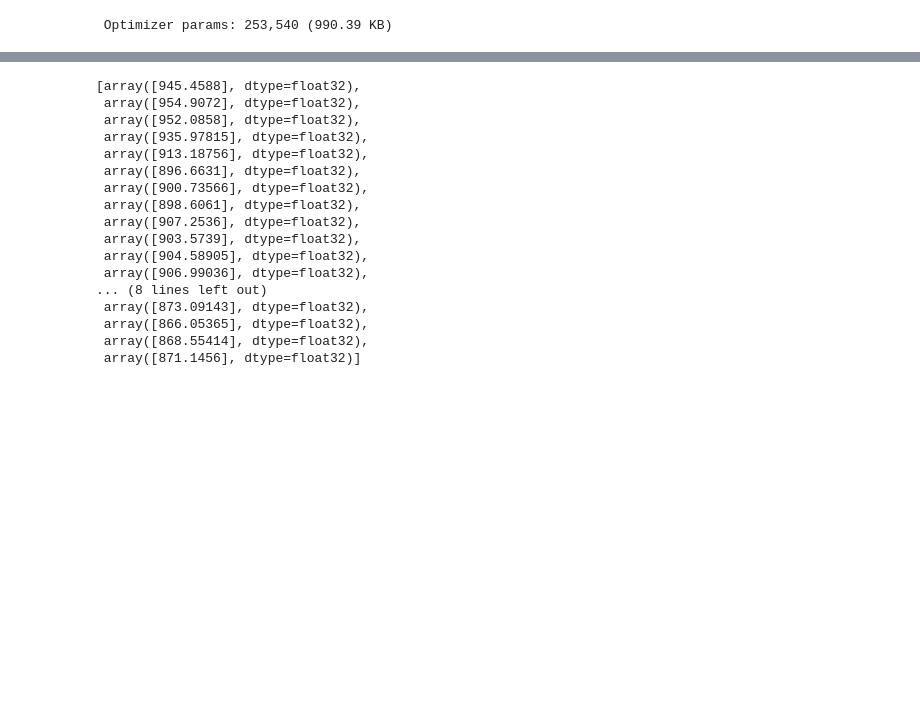
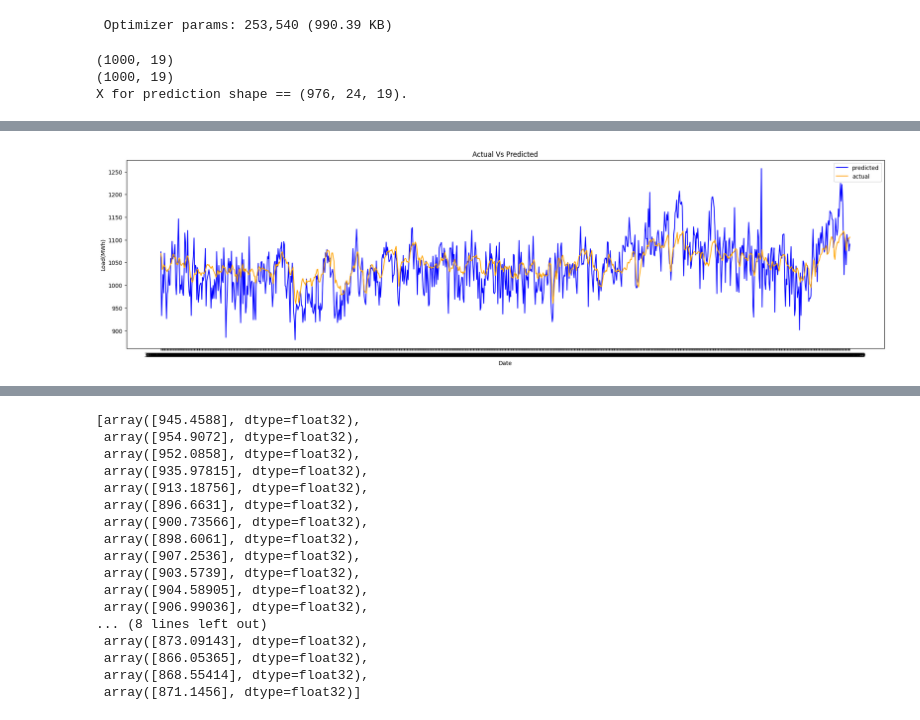
Before and after one commit to aniketpanchal52648/FYP-backend, a Jupyter notebook: main_code.ipynb, the cells around one changed output, grey strips where cells are left out. Drawn from its saved outputs; the diff is of its cells as text; code cells hidden in the pictures; blank space fills up the shorter version.

```diff
--- a/main_code.ipynb
+++ b/main_code.ipynb
@@ -432,0 +556,60 @@ save_model(model, "medium_term_model.h5")
+# %%
+df_test= pd.read_csv('test_load_forecast.csv',encoding="latin-1")
+# print(df_test.shape)
+# Assuming df is your DataFrame with datetime column converted to datetime format
+# df_test['datetime'] = pd.to_datetime(df_test['datetime'], format='%d-%m-%Y %H:%M')
+
+# Filter out rows where the time is '01:00:00'
+# filtered_df = df_test[df_test['datetime'].dt.time == pd.to_datetime('01:00:00').time()]
+# filtered_df.reset_index(drop=True, inplace=True)
+# filtered_df['datetime'] = filtered_df['datetime'].dt.date
+# df_test = filtered_df
+df_test['datetime']=pd.to_datetime(df_test['datetime'],format='%d-%m-%Y')
+df_test['week_day']=df_test['datetime'].dt.dayofweek
+df_test['date']=df_test['datetime'].dt.day
+df_test['month']=df_test['datetime'].dt.month
+# df_test['hour']=df_test['datetime'].dt.hour
+df_test = (df_test)
+df_for_pred=df_test.drop(columns=col)
+print(df_for_pred.shape)
+df_fo_testing=df_for_pred.astype(float)
+df_pred_scaled=scaler.transform(df_fo_testing)
+print(df_pred_scaled.shape)
+X_pred = []
+for i in range(n_past, len(df_pred_scaled) - n_future +1):
+    X_pred.append(df_pred_scaled[i - n_past:i, 0:df_fo_testing.shape[1]])
+X_pred= np.array(X_pred)
+
+print('X for prediction shape == {}.'.format(X_pred.shape))
+# %% [output]
+(1000, 19)
+(1000, 19)
+X for prediction shape == (976, 24, 19).
+# %%
+prediction = best_model.predict(X_pred)
+prediction_copies = np.repeat(prediction, df_fo_testing.shape[1], axis=-1)
+y_pred_future = scaler.inverse_transform(prediction_copies)[:,0]
+y_pred_future
+df_forecast=[]
+df_forecast = pd.DataFrame(y_pred_future)
+temp_df=[]
+temp_df=pd.DataFrame(np.zeros(n_past))
+df_forecast =pd.concat([temp_df,df_forecast], ignore_index=True)
+df_forecast
+df_actual= pd.read_csv('test_load_forecast.csv',encoding="latin-1")
+df_actual['Pred_nat_demand']=df_forecast
+df_actual = df_actual.iloc[n_past:]
+df_actual
+# a4_dims = (25,8)
+# fig, ax = plt.subplots(figsize=a4_dims)
+# sns.lineplot((df_actual['datetime'], df_actual['nat_demand']))
+# sns.lineplot((df_actual['datetime'], df_actual['Pred_nat_demand']))
+plt.figure(figsize=(24, 6))
+plt.plot(df_actual['datetime'], df_actual['nat_demand'], label='predicted', color='blue')
+plt.plot(df_actual['datetime'],df_actual['Pred_nat_demand'] , label='actual', color='orange')
+plt.title('Actual Vs Predicted')
+plt.xlabel('Date')
+plt.ylabel('Load(MWh)')
+plt.legend()
+plt.show()
+# %% [output]
@@ -432,0 +617 @@ save_model(model, "medium_term_model.h5")
+[figure, added]
```
Also changed, not shown: parts of 23 cells of this notebook, 51 other files.
